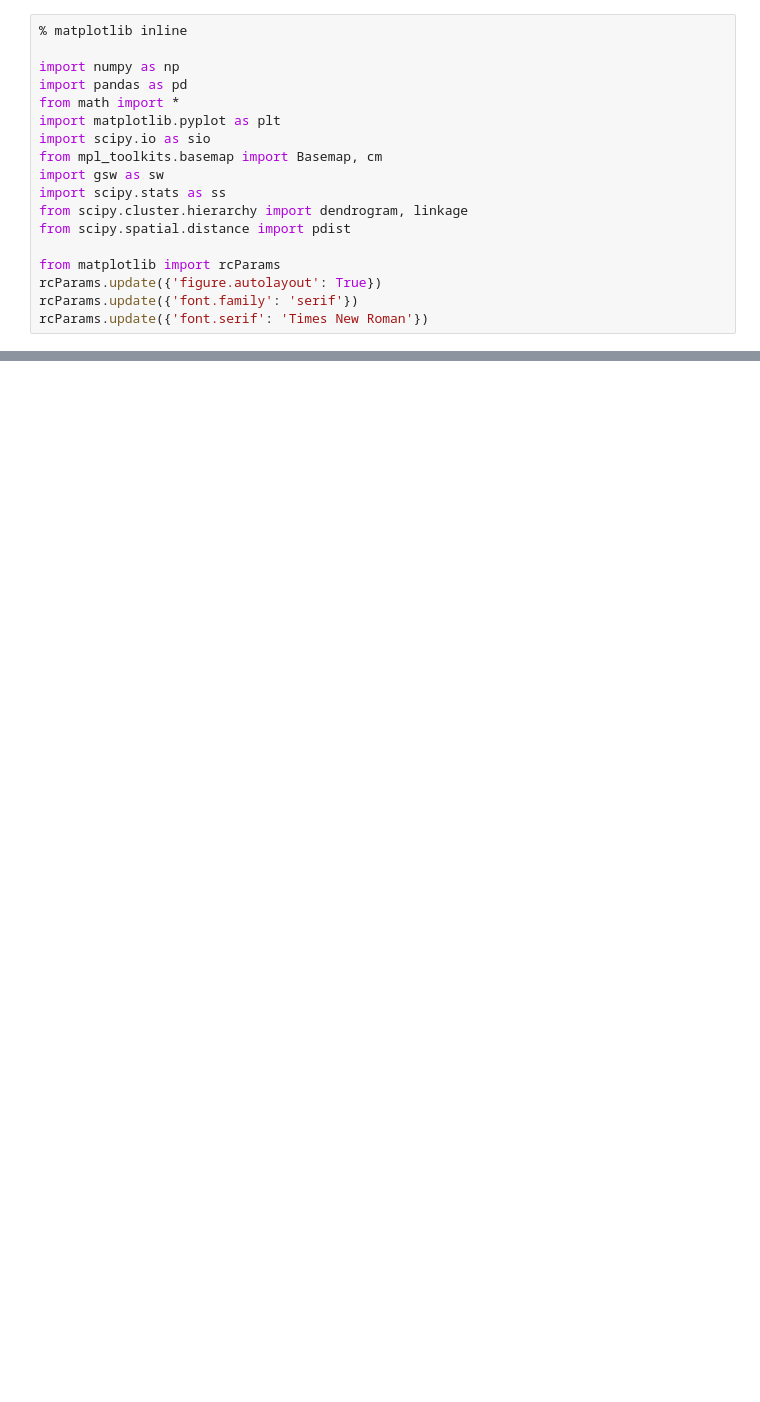
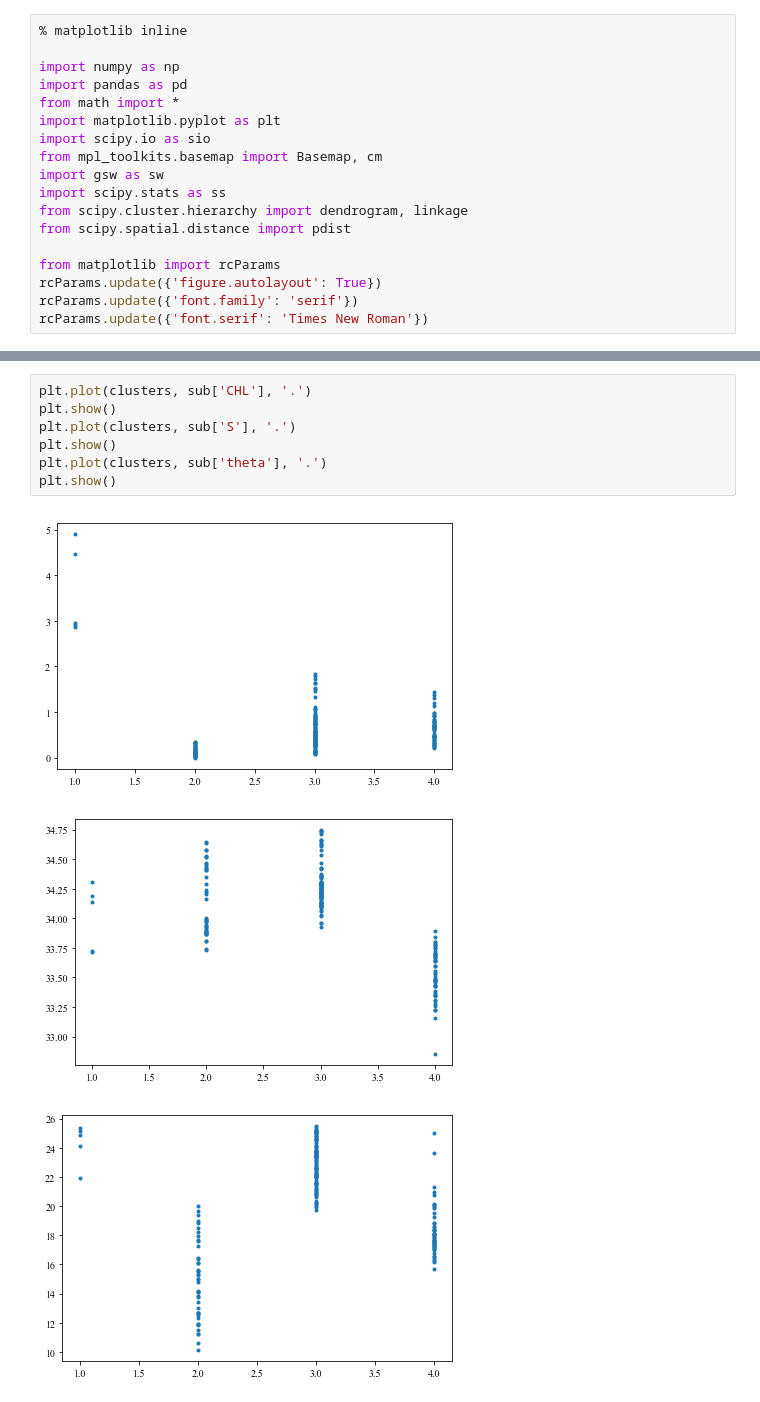
Before and after one commit to sophieclayton/kuroshio_chapter, a Jupyter notebook: TS_clustering.ipynb, the cells around one changed output, grey strips where cells are left out. Drawn from its saved outputs; the diff is of its cells as text; blank space fills up the shorter version.

```diff
--- a/TS_clustering.ipynb
+++ b/TS_clustering.ipynb
@@ -82,0 +68,11 @@ plt.scatter(sub['S'].values, sub['theta'].values, s = 100,c=sub['cluster'].value
+# %%
+plt.plot(clusters, sub['CHL'], '.')
+plt.show()
+plt.plot(clusters, sub['S'], '.')
+plt.show()
+plt.plot(clusters, sub['theta'], '.')
+plt.show()
+# %% [output]
+[figure, added]
+[figure, added]
+[figure, added]
```
Also changed, not shown: parts of 4 cells of this notebook, 5 other files.
